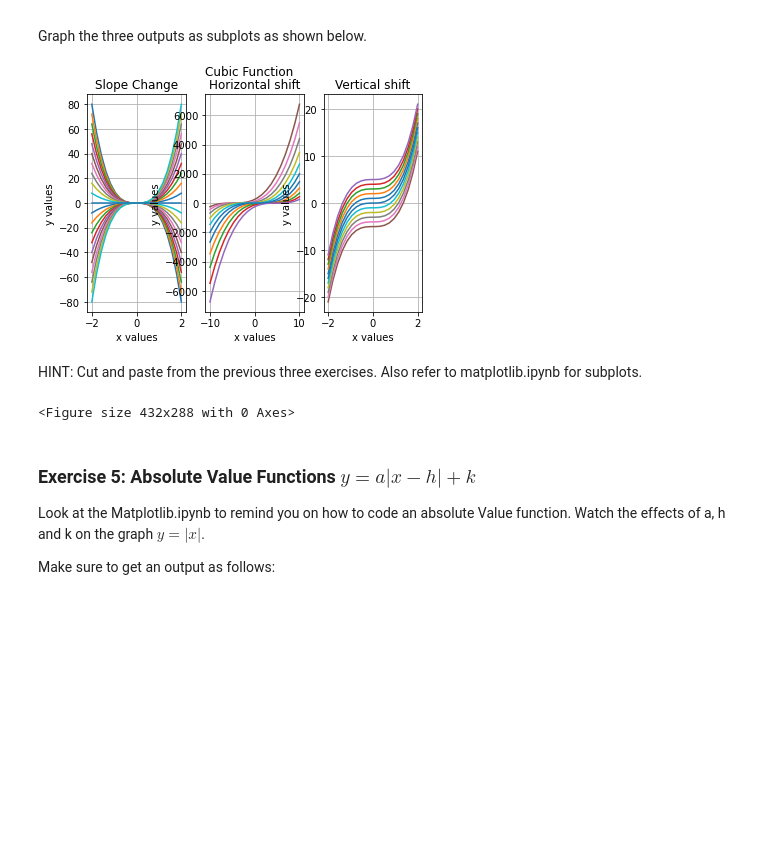
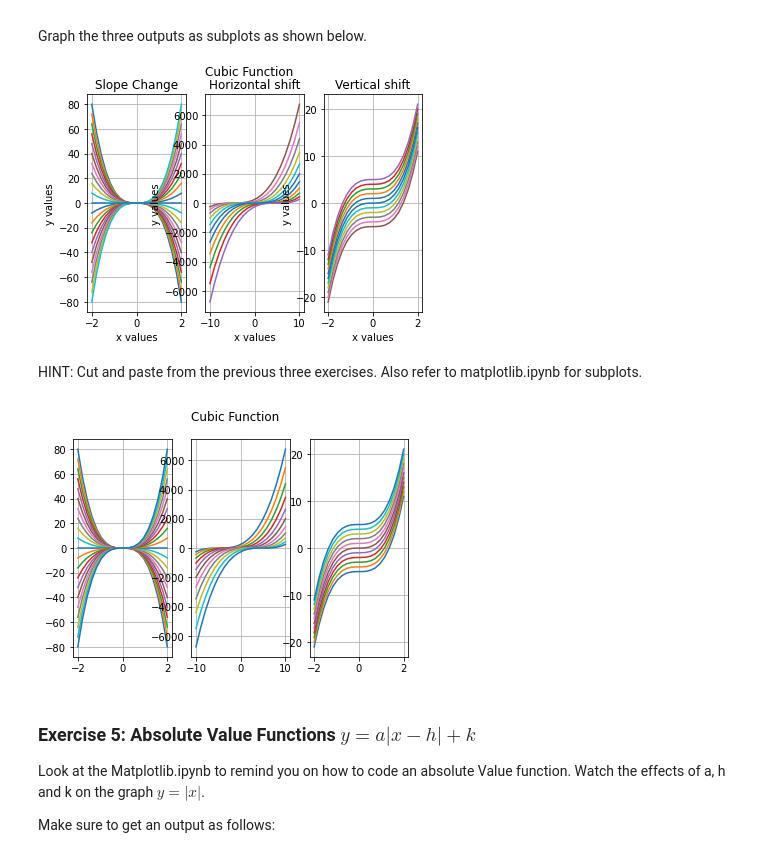
Before and after one commit to viksri98/Summer21, a Jupyter notebook: Review/Review_Lesson12_Functions.ipynb, the cells around one changed output. Saved outputs shown, nothing was run; the diff lists cells and outputs as text; code cells hidden in the pictures; blank space fills up the shorter version.

```diff
--- a/Review/Review_Lesson12_Functions.ipynb
+++ b/Review/Review_Lesson12_Functions.ipynb
@@ -89,33 +89,44 @@ HINT: Cut and paste from the previous three exercises. Also refer to matplotlib.
 # %%
 import numpy as np
 from matplotlib import pyplot as plt
 
 a = np.arange(-10, 11, dtype='int')
 x = np.linspace(-2, 2, 20)
 h = 0
 k = 0
 
 #Your code for subplot(131)
+plt.subplot(131)
+for i in a:
+    plt.plot(x, i * (x - h) ** 3 + k)
+plt.grid()
 
 a = 2
 x = np.linspace(-10, 10, 20)
 h = np.arange(-5,6, dtype='int')
 k = 0
 
 #Your code for subplot(132)
+plt.subplot(132)
+for i in h:
+    plt.plot(x, a * (x - i) ** 3 + k)
+plt.grid()
 
 a = 2
 x = np.linspace(-2, 2, 20)
 k = np.arange(-5,6, dtype='int')
 h = 0
 
 # Your code for subplot(133)
-
+plt.subplot(133)
+for i in k:
+    plt.plot(x, a * (x - h) ** 3 + i)
+plt.grid()
 
 plt.suptitle("Cubic Function")
 plt.show()
 # %% [output]
-<Figure size 432x288 with 0 Axes>
+[figure, added]
 # %% [markdown]
 ### Exercise 5: Absolute Value Functions $y = a|x - h| + k$
 
```
Also changed, not shown: parts of 1 cell of this notebook, 1 other file.
